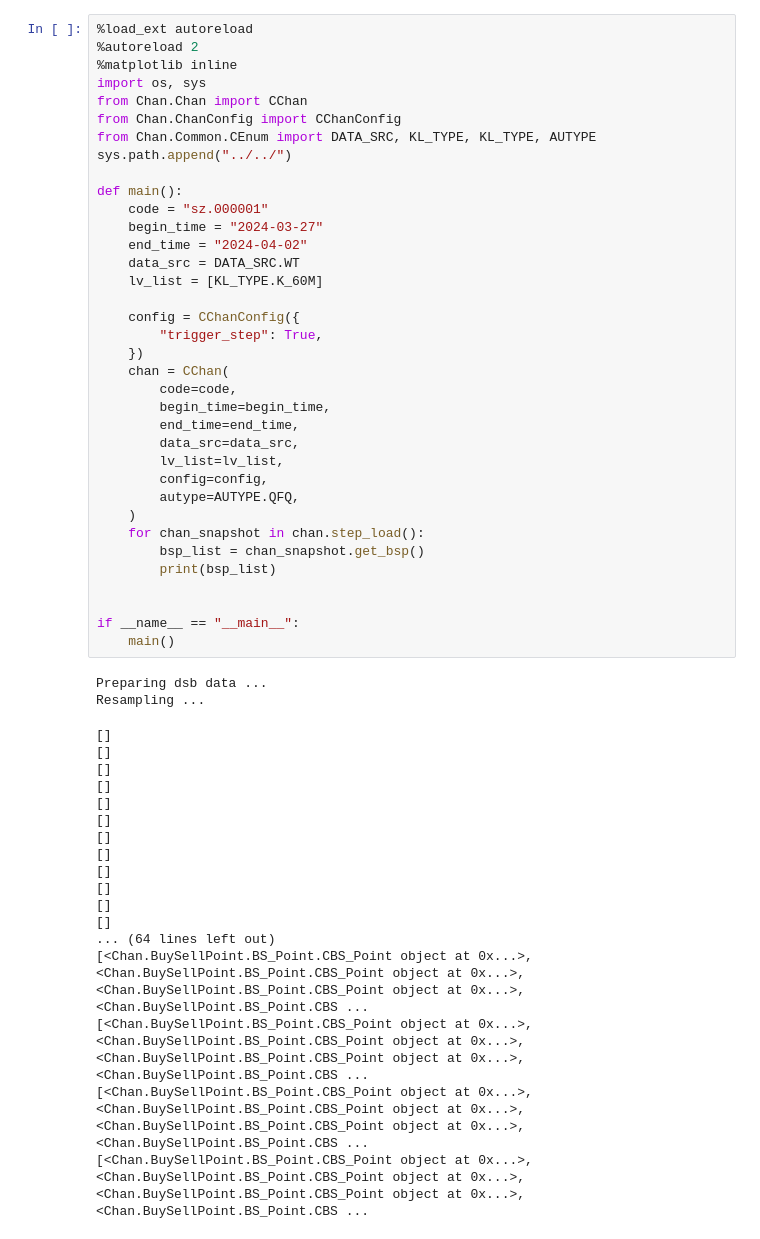
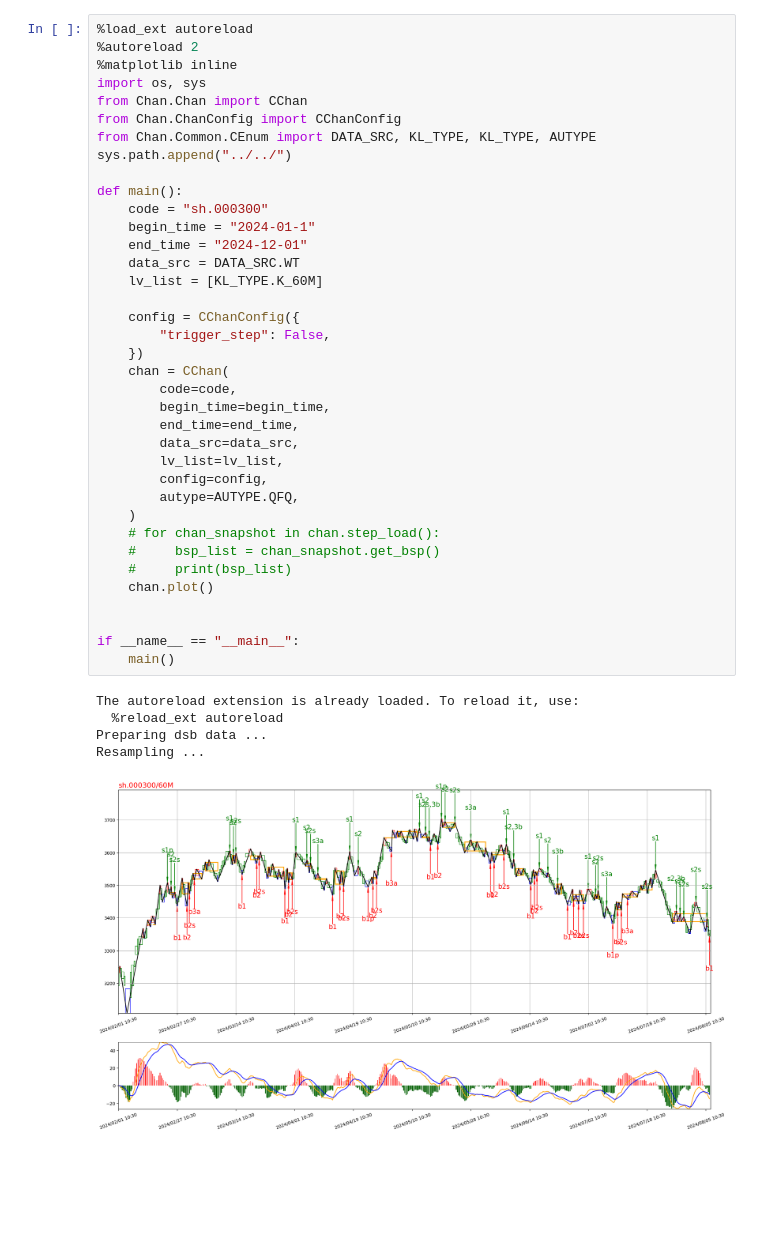
Before and after one commit to CoCoMilkyWay/trader, a Jupyter notebook: app/chan.py/run.ipynb, the cells around one changed output. Saved outputs shown, nothing was run; the diff lists cells and outputs as text; blank space fills up the shorter version.

```diff
--- a/app/chan.py/run.ipynb
+++ b/app/chan.py/run.ipynb
@@ -3,54 +3,41 @@
 %autoreload 2
 %matplotlib inline
 import os, sys
 from Chan.Chan import CChan
 from Chan.ChanConfig import CChanConfig
 from Chan.Common.CEnum import DATA_SRC, KL_TYPE, KL_TYPE, AUTYPE
 sys.path.append("../../")
 
 def main():
-    code = "sz.000001"
-    begin_time = "2024-03-27"
-    end_time = "2024-04-02"
+    code = "sh.000300"
+    begin_time = "2024-01-1"
+    end_time = "2024-12-01"
     data_src = DATA_SRC.WT
     lv_list = [KL_TYPE.K_60M]
 
     config = CChanConfig({
-        "trigger_step": True,
+        "trigger_step": False,
     })
     chan = CChan(
         code=code,
         begin_time=begin_time,
         end_time=end_time,
         data_src=data_src,
         lv_list=lv_list,
         config=config,
         autype=AUTYPE.QFQ,
     )
-    for chan_snapshot in chan.step_load():
-        bsp_list = chan_snapshot.get_bsp()
-        print(bsp_list)
+    # for chan_snapshot in chan.step_load():
+    #     bsp_list = chan_snapshot.get_bsp()
+    #     print(bsp_list)
+    chan.plot()
 
 
 if __name__ == "__main__":
     main()
 # %% [output]
+The autoreload extension is already loaded. To reload it, use:
+  %reload_ext autoreload
 Preparing dsb data ...
 Resampling ...
-[]
-[]
-[]
-[]
-[]
-[]
-[]
-[]
-[]
-[]
-[]
-[]
-... (64 lines left out)
-[<Chan.BuySellPoint.BS_Point.CBS_Point object at 0x...>, <Chan.BuySellPoint.BS_Point.CBS_Point object at 0x...>, <Chan.BuySellPoint.BS_Point.CBS_Point object at 0x...>, <Chan.BuySellPoint.BS_Point.CBS ...
-[<Chan.BuySellPoint.BS_Point.CBS_Point object at 0x...>, <Chan.BuySellPoint.BS_Point.CBS_Point object at 0x...>, <Chan.BuySellPoint.BS_Point.CBS_Point object at 0x...>, <Chan.BuySellPoint.BS_Point.CBS ...
-[<Chan.BuySellPoint.BS_Point.CBS_Point object at 0x...>, <Chan.BuySellPoint.BS_Point.CBS_Point object at 0x...>, <Chan.BuySellPoint.BS_Point.CBS_Point object at 0x...>, <Chan.BuySellPoint.BS_Point.CBS ...
-[<Chan.BuySellPoint.BS_Point.CBS_Point object at 0x...>, <Chan.BuySellPoint.BS_Point.CBS_Point object at 0x...>, <Chan.BuySellPoint.BS_Point.CBS_Point object at 0x...>, <Chan.BuySellPoint.BS_Point.CBS ...
+[figure, added]
```
Also changed, not shown: 6 other files.
